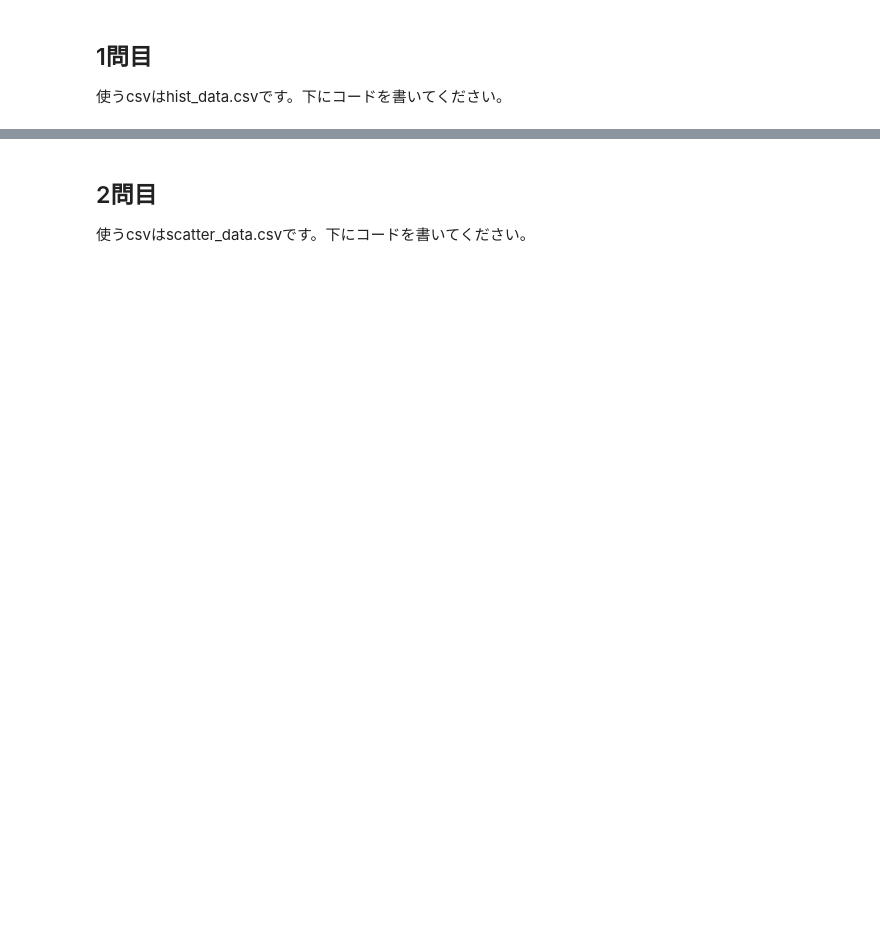
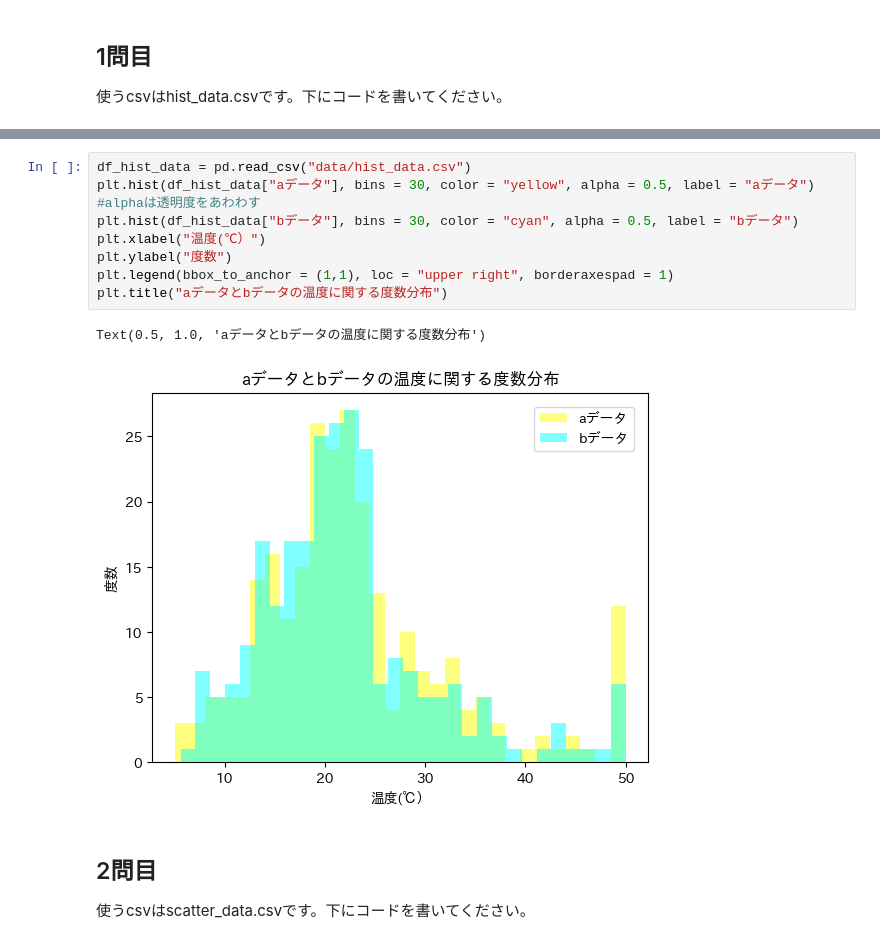
Before and after one commit to KusabaHaruna/BasicPython, a Jupyter notebook: matplotlib_exercise.ipynb, the cells around one changed output, grey strips where cells are left out. Drawn from its saved outputs; the diff is of its cells as text; blank space fills up the shorter version.

```diff
--- a/matplotlib_exercise.ipynb
+++ b/matplotlib_exercise.ipynb
@@ -16,6 +14,17 @@ ModuleNotFoundError: No module named 'distutils'
 使うcsvはhist_data.csvです。下にコードを書いてください。
 # %% [markdown]
 ![問1](./imgs/matplotlib/plot_1.png)
+# %%
+df_hist_data = pd.read_csv("data/hist_data.csv")
+plt.hist(df_hist_data["aデータ"], bins = 30, color = "yellow", alpha = 0.5, label = "aデータ")   #alphaは透明度をあわわす
+plt.hist(df_hist_data["bデータ"], bins = 30, color = "cyan", alpha = 0.5, label = "bデータ")
+plt.xlabel("温度(℃）")
+plt.ylabel("度数")
+plt.legend(bbox_to_anchor = (1,1), loc = "upper right", borderaxespad = 1)
+plt.title("aデータとbデータの温度に関する度数分布")
+# %% [output]
+Text(0.5, 1.0, 'aデータとbデータの温度に関する度数分布')
+[figure, added]
 # %% [markdown]
 ## 2問目
 使うcsvはscatter_data.csvです。下にコードを書いてください。
```
Also changed, not shown: parts of 5 cells of this notebook.
